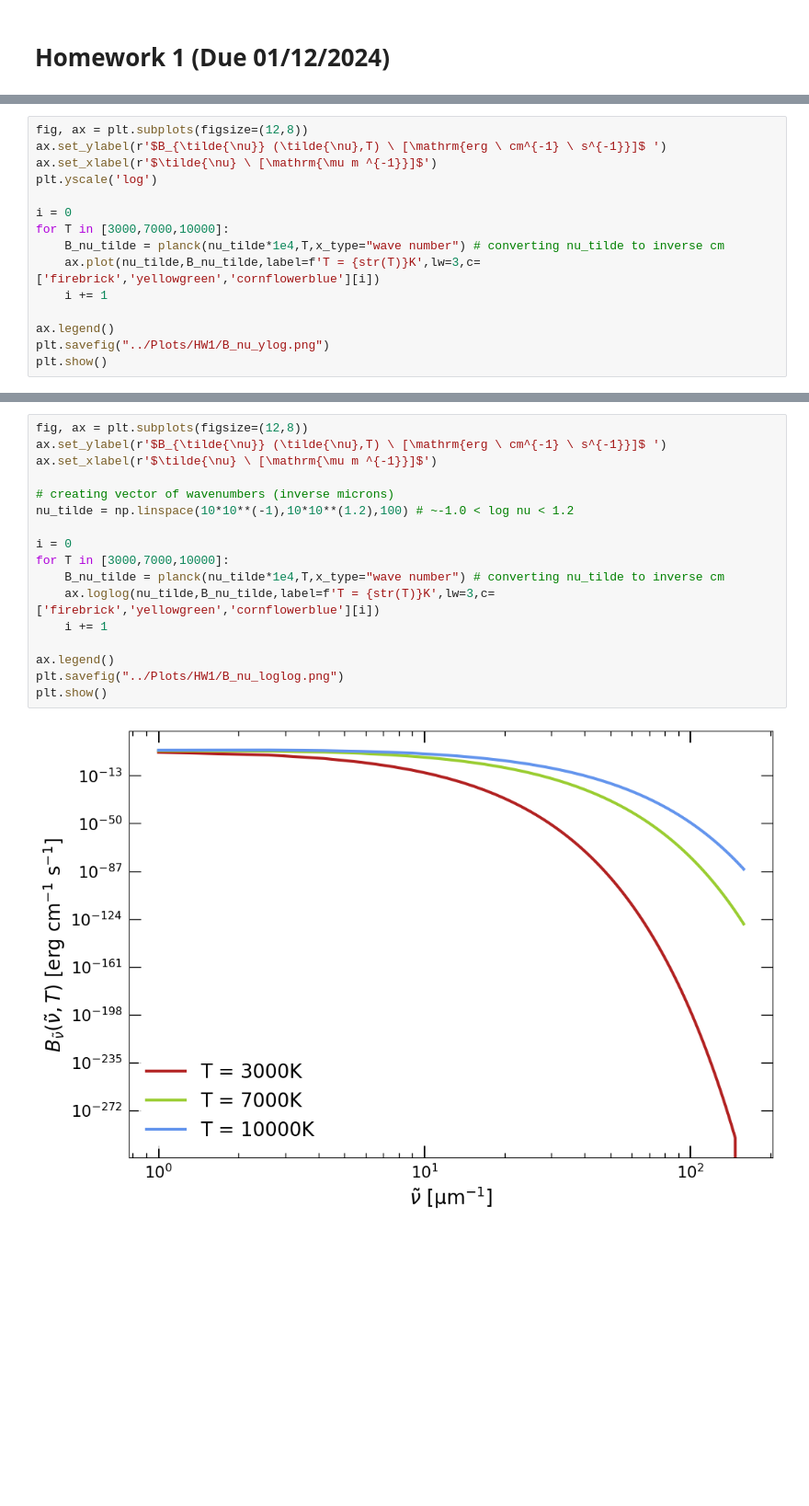
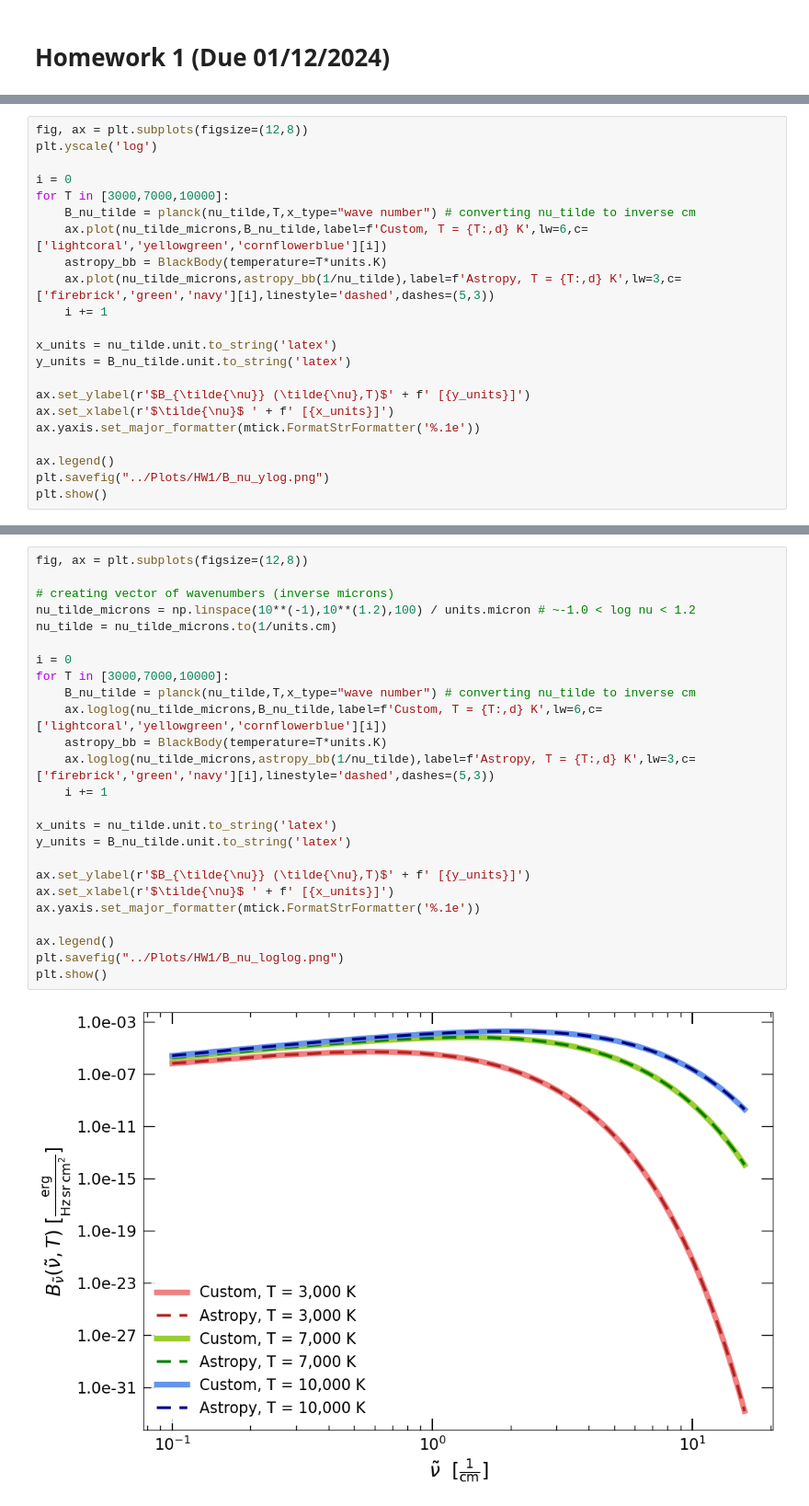
Before and after one commit to efb5552/EFBurnham-ASTRO-530, a Jupyter notebook: Assignment Notebooks/HW1.ipynb, the cells around one changed output, grey strips where cells are left out. Shown at 92% size. Cells and saved outputs as stored; diff of their text form; blank space fills up the shorter version.

Commit message:
HW 1 Include Astro Planck Function

```diff
--- a/Assignment Notebooks/HW1.ipynb
+++ b/Assignment Notebooks/HW1.ipynb
@@ -34,14 +44,21 @@ plt.show()
 # %%
 fig, ax = plt.subplots(figsize=(12,8))
-ax.set_ylabel(r'$B_{\tilde{\nu}} (\tilde{\nu},T) \ [\mathrm{erg \ cm^{-1} \ s^{-1}}]$ ')
-ax.set_xlabel(r'$\tilde{\nu} \ [\mathrm{\mu m ^{-1}}]$')
 plt.yscale('log')
 
 i = 0
 for T in [3000,7000,10000]:
-    B_nu_tilde = planck(nu_tilde*1e4,T,x_type="wave number") # converting nu_tilde to inverse cm
-    ax.plot(nu_tilde,B_nu_tilde,label=f'T = {str(T)}K',lw=3,c=['firebrick','yellowgreen','cornflowerblue'][i])
+    B_nu_tilde = planck(nu_tilde,T,x_type="wave number") # converting nu_tilde to inverse cm
+    ax.plot(nu_tilde_microns,B_nu_tilde,label=f'Custom, T = {T:,d} K',lw=6,c=['lightcoral','yellowgreen','cornflowerblue'][i])
+    astropy_bb = BlackBody(temperature=T*units.K)
+    ax.plot(nu_tilde_microns,astropy_bb(1/nu_tilde),label=f'Astropy, T = {T:,d} K',lw=3,c=['firebrick','green','navy'][i],linestyle='dashed',dashes=(5,3))
     i += 1
+
+x_units = nu_tilde.unit.to_string('latex')
+y_units = B_nu_tilde.unit.to_string('latex')
+
+ax.set_ylabel(r'$B_{\tilde{\nu}} (\tilde{\nu},T)$' + f' [{y_units}]')
+ax.set_xlabel(r'$\tilde{\nu}$ ' + f' [{x_units}]')
+ax.yaxis.set_major_formatter(mtick.FormatStrFormatter('%.1e'))
 
 ax.legend()
 plt.savefig("../Plots/HW1/B_nu_ylog.png")
@@ -51,19 +68,27 @@ plt.show()
 # %%
 fig, ax = plt.subplots(figsize=(12,8))
-ax.set_ylabel(r'$B_{\tilde{\nu}} (\tilde{\nu},T) \ [\mathrm{erg \ cm^{-1} \ s^{-1}}]$ ')
-ax.set_xlabel(r'$\tilde{\nu} \ [\mathrm{\mu m ^{-1}}]$')
 
 # creating vector of wavenumbers (inverse microns)
-nu_tilde = np.linspace(10*10**(-1),10*10**(1.2),100) # ~-1.0 < log nu < 1.2
+nu_tilde_microns = np.linspace(10**(-1),10**(1.2),100) / units.micron # ~-1.0 < log nu < 1.2
+nu_tilde = nu_tilde_microns.to(1/units.cm)
 
 i = 0
 for T in [3000,7000,10000]:
-    B_nu_tilde = planck(nu_tilde*1e4,T,x_type="wave number") # converting nu_tilde to inverse cm
-    ax.loglog(nu_tilde,B_nu_tilde,label=f'T = {str(T)}K',lw=3,c=['firebrick','yellowgreen','cornflowerblue'][i])
+    B_nu_tilde = planck(nu_tilde,T,x_type="wave number") # converting nu_tilde to inverse cm
+    ax.loglog(nu_tilde_microns,B_nu_tilde,label=f'Custom, T = {T:,d} K',lw=6,c=['lightcoral','yellowgreen','cornflowerblue'][i])
+    astropy_bb = BlackBody(temperature=T*units.K)
+    ax.loglog(nu_tilde_microns,astropy_bb(1/nu_tilde),label=f'Astropy, T = {T:,d} K',lw=3,c=['firebrick','green','navy'][i],linestyle='dashed',dashes=(5,3))
     i += 1
+
+x_units = nu_tilde.unit.to_string('latex')
+y_units = B_nu_tilde.unit.to_string('latex')
+
+ax.set_ylabel(r'$B_{\tilde{\nu}} (\tilde{\nu},T)$' + f' [{y_units}]')
+ax.set_xlabel(r'$\tilde{\nu}$ ' + f' [{x_units}]')
+ax.yaxis.set_major_formatter(mtick.FormatStrFormatter('%.1e'))
 
 ax.legend()
 plt.savefig("../Plots/HW1/B_nu_loglog.png")
 plt.show()
 # %% [output]
-[figure, old version]
+[figure, new version]
```
Also changed, not shown: parts of 3 cells of this notebook, 5 other files.
